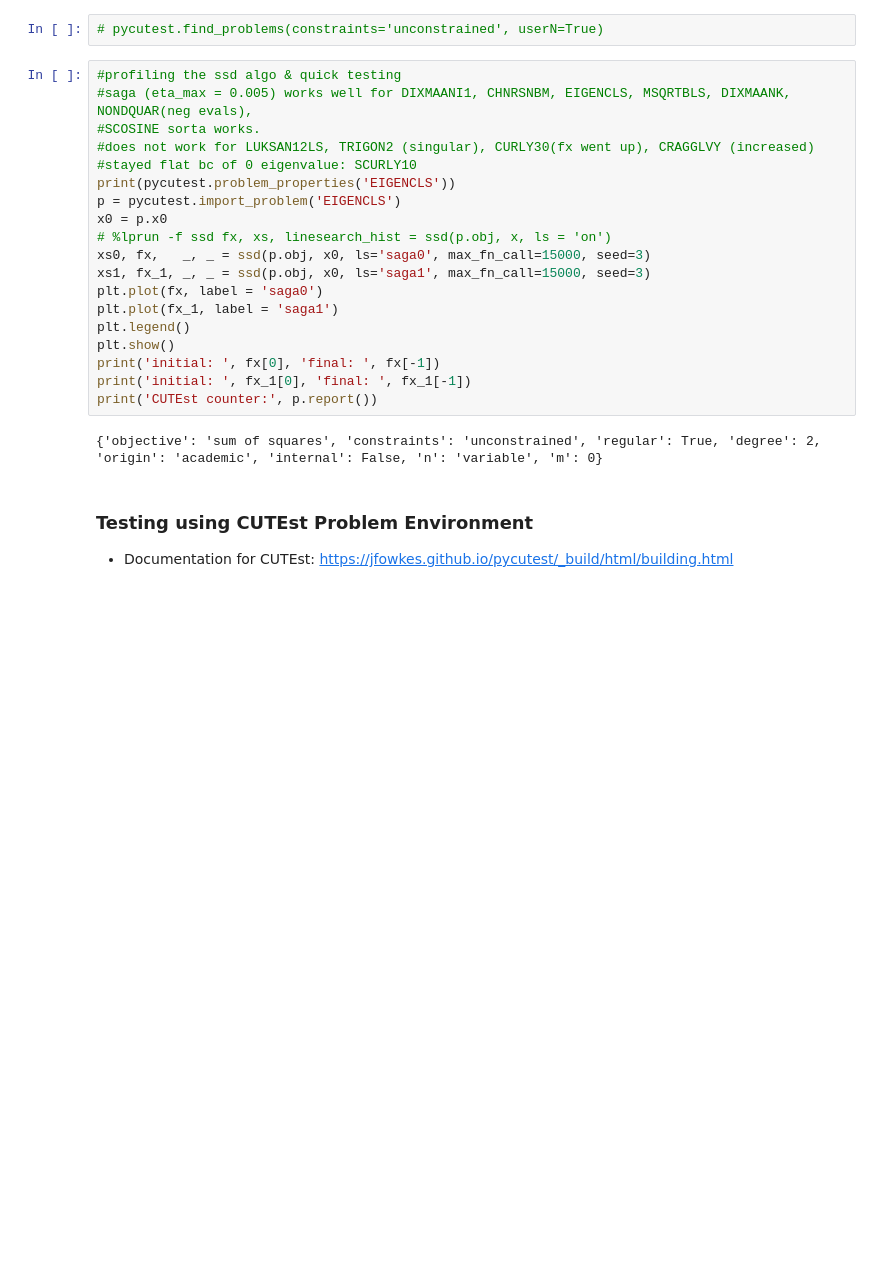
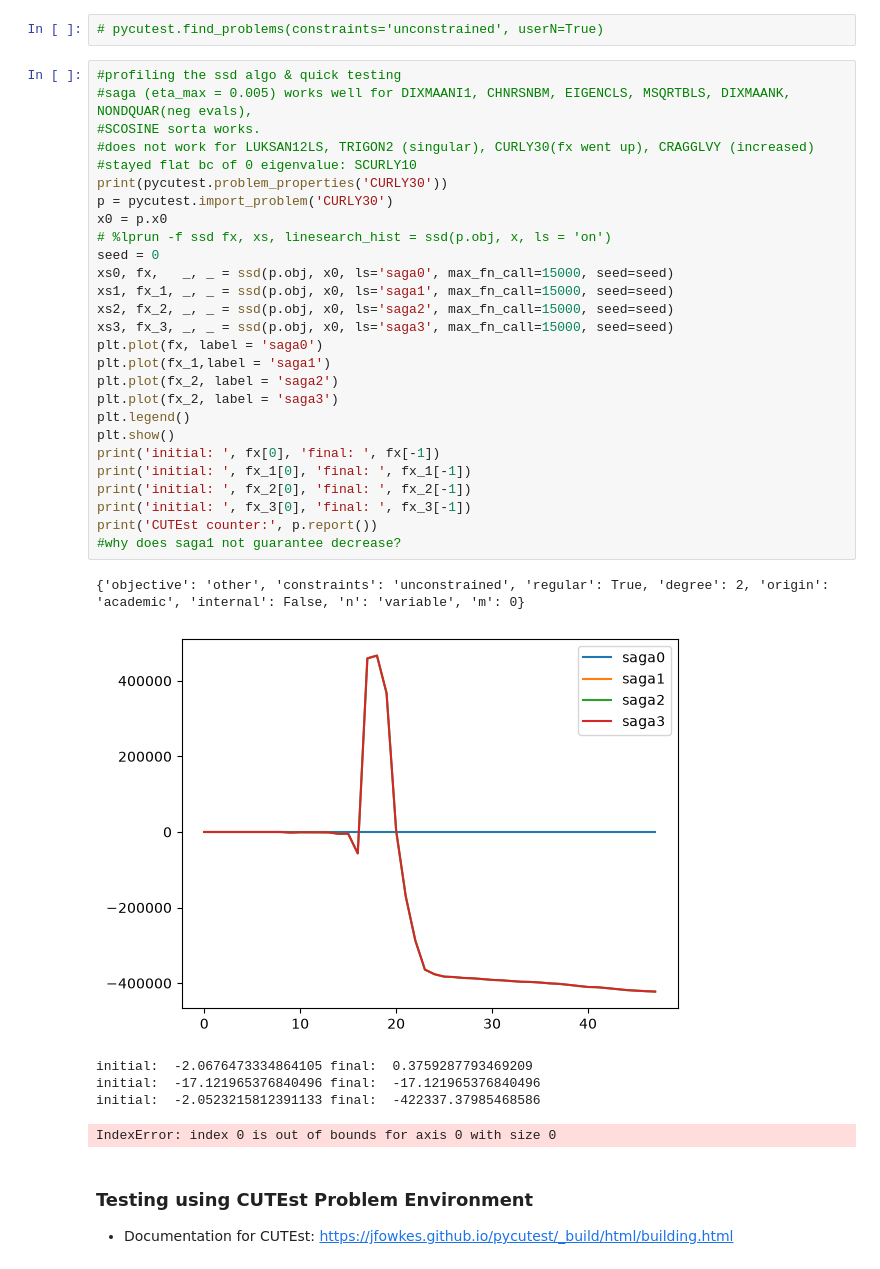
Before and after one commit to rileywuisme/Derivative-Free-Optimization-methods, a Jupyter notebook: SSD_draft.ipynb, the cells around one changed output. Saved outputs shown, nothing was run; the diff lists cells and outputs as text; blank space fills up the shorter version.

Commit message:
completed saga0, saga1, saga2, saga3. saga1 appears to be the most reliable while saga3 performs the best on certain problems. Next step is to add safeguards for when eta returns None.

```diff
--- a/SSD_draft.ipynb
+++ b/SSD_draft.ipynb
@@ -59,24 +59,37 @@ Need to:
 # %%
 #profiling the ssd algo & quick testing
 #saga (eta_max = 0.005) works well for DIXMAANI1, CHNRSNBM, EIGENCLS, MSQRTBLS, DIXMAANK, NONDQUAR(neg evals),
 #SCOSINE sorta works.
 #does not work for LUKSAN12LS, TRIGON2 (singular), CURLY30(fx went up), CRAGGLVY (increased)
 #stayed flat bc of 0 eigenvalue: SCURLY10
-print(pycutest.problem_properties('EIGENCLS'))
-p = pycutest.import_problem('EIGENCLS')
+print(pycutest.problem_properties('CURLY30'))
+p = pycutest.import_problem('CURLY30')
 x0 = p.x0
 # %lprun -f ssd fx, xs, linesearch_hist = ssd(p.obj, x, ls = 'on')
-xs0, fx,   _, _ = ssd(p.obj, x0, ls='saga0', max_fn_call=15000, seed=3)
-xs1, fx_1, _, _ = ssd(p.obj, x0, ls='saga1', max_fn_call=15000, seed=3)
+seed = 0
+xs0, fx,   _, _ = ssd(p.obj, x0, ls='saga0', max_fn_call=15000, seed=seed)
+xs1, fx_1, _, _ = ssd(p.obj, x0, ls='saga1', max_fn_call=15000, seed=seed)
+xs2, fx_2, _, _ = ssd(p.obj, x0, ls='saga2', max_fn_call=15000, seed=seed)
+xs3, fx_3, _, _ = ssd(p.obj, x0, ls='saga3', max_fn_call=15000, seed=seed)
 plt.plot(fx, label = 'saga0')
-plt.plot(fx_1, label = 'saga1')
+plt.plot(fx_1,label = 'saga1')
+plt.plot(fx_2, label = 'saga2')
+plt.plot(fx_2, label = 'saga3')
 plt.legend()
 plt.show()
 print('initial: ', fx[0], 'final: ', fx[-1])
 print('initial: ', fx_1[0], 'final: ', fx_1[-1])
+print('initial: ', fx_2[0], 'final: ', fx_2[-1])
+print('initial: ', fx_3[0], 'final: ', fx_3[-1])
 print('CUTEst counter:', p.report())
+#why does saga1 not guarantee decrease?
 # %% [output]
-{'objective': 'sum of squares', 'constraints': 'unconstrained', 'regular': True, 'degree': 2, 'origin': 'academic', 'internal': False, 'n': 'variable', 'm': 0}
+{'objective': 'other', 'constraints': 'unconstrained', 'regular': True, 'degree': 2, 'origin': 'academic', 'internal': False, 'n': 'variable', 'm': 0}
+[figure, added]
+initial:  -2.0676473334864105 final:  0.3759287793469209
+initial:  -17.121965376840496 final:  -17.121965376840496
+initial:  -2.0523215812391133 final:  -422337.37985468586
+IndexError: index 0 is out of bounds for axis 0 with size 0
 # %% [markdown]
 ### Testing using CUTEst Problem Environment
 * Documentation for CUTEst: https://jfowkes.github.io/pycutest/_build/html/building.html
```
Also changed, not shown: 1 other file.
